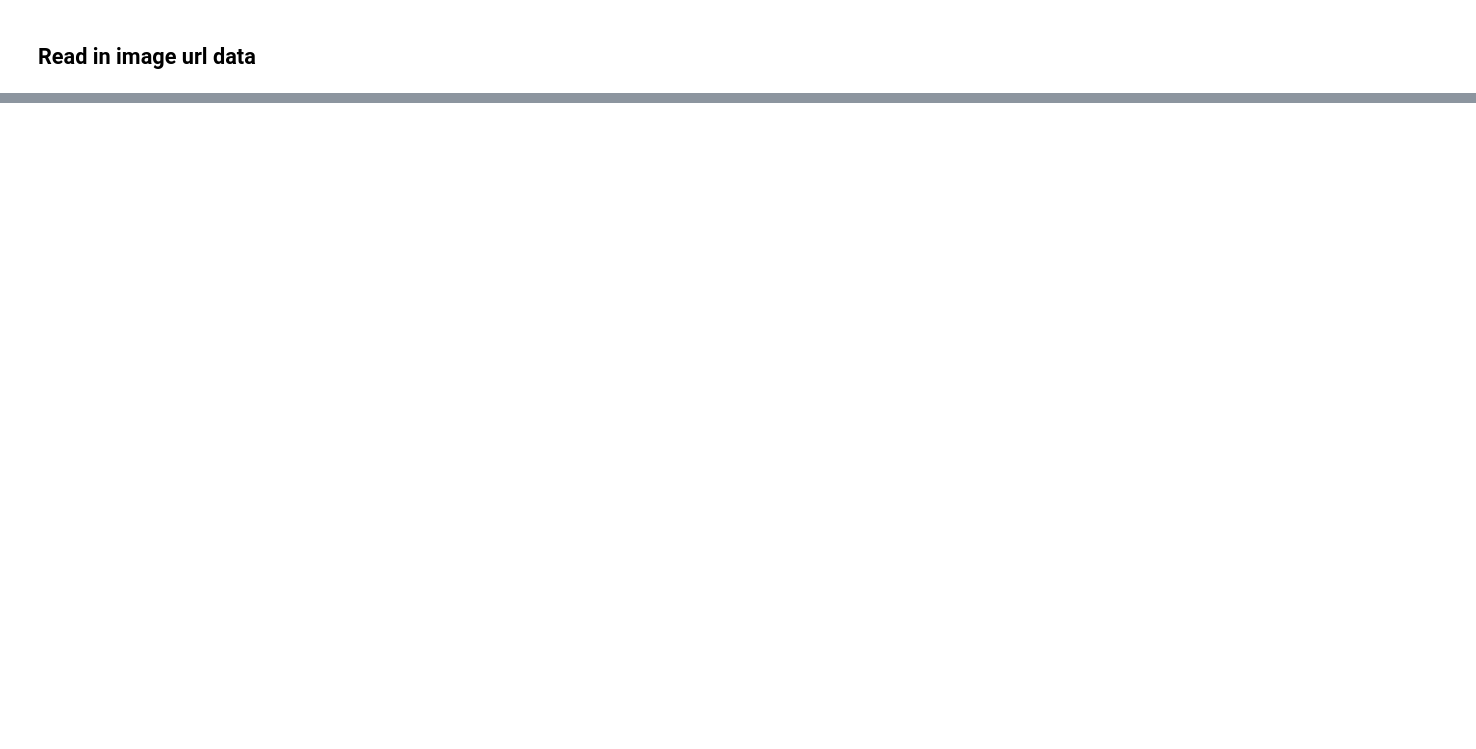
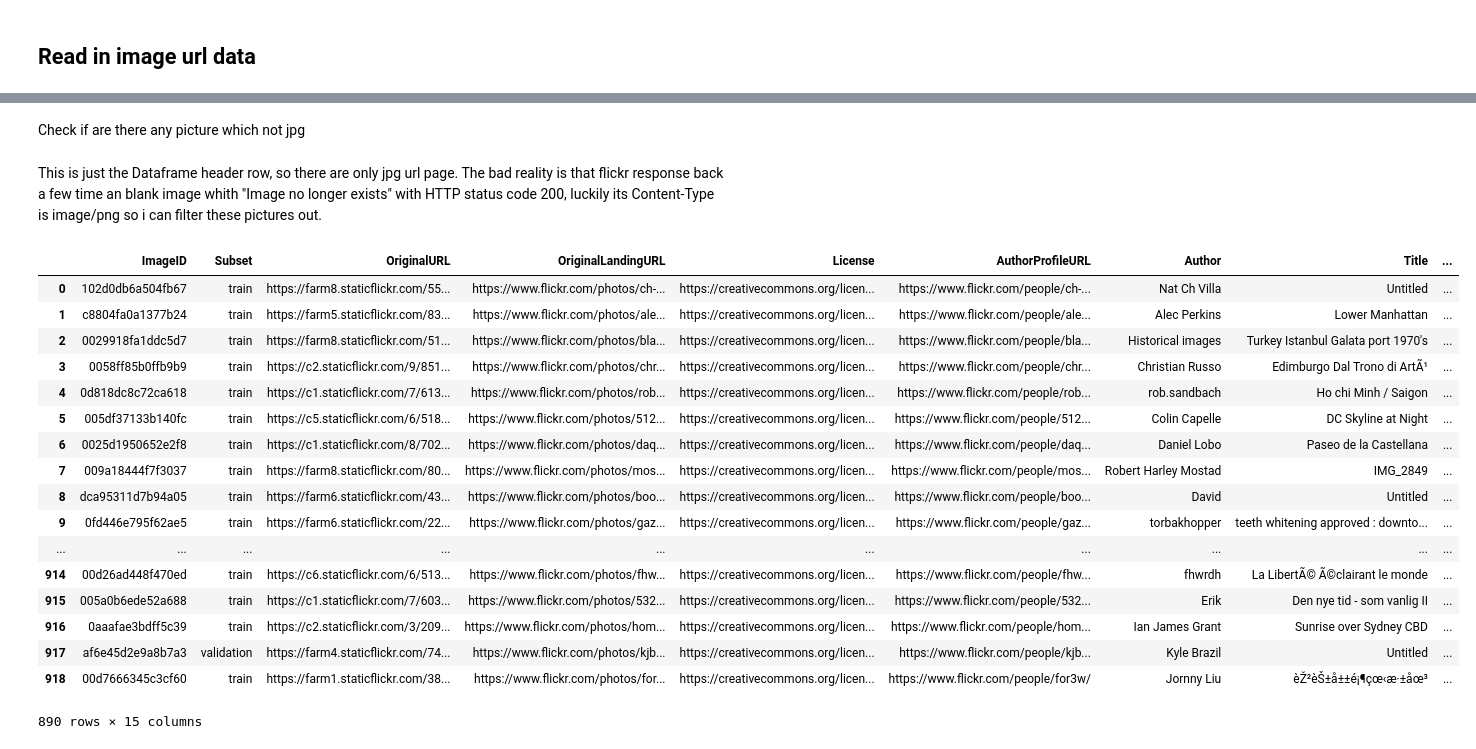
Before and after one commit to caspien6/deep_learning, a Jupyter notebook: src/Data Collection.ipynb, the cells around one changed output, grey strips where cells are left out. Saved outputs shown, nothing was run; the diff lists cells and outputs as text; code cells hidden in the pictures; blank space fills up the shorter version.

```diff
--- a/src/Data Collection.ipynb
+++ b/src/Data Collection.ipynb
@@ -33,0 +60,2 @@ test_dataset = pd.read_csv('O:\\ProgrammingSoftwares\\anaconda_projects\\dp_nagy
+# %% [markdown]
+Check if are there any picture which not jpg
@@ -33,0 +65,28 @@ test_dataset = pd.read_csv('O:\\ProgrammingSoftwares\\anaconda_projects\\dp_nagy
+# %% [markdown]
+This is just the Dataframe header row, so there are only jpg url page. The bad reality is that flickr response back a few time an blank image whith "Image no longer exists" with HTTP status code 200, luckily its Content-Type is image/png so i can filter these pictures out.
+# %%
+image_folder = 'O:/ProgrammingSoftwares/anaconda_projects/dp_nagyhazi/data/images/'
+data_handler = DataCollector()
+data_handler.load_datas(image_id_rotation_csv, train_annotation_csv, validation_annotation_csv, test_annotation_csv, class_desc_csv)
+#data_handler.collect_small_images(image_urls, image_folder)
+# %%
+data_handler.find_by_labelName('Skyline')
+# %% [output]
+|  | ImageID | Subset | OriginalURL | OriginalLandingURL | License | AuthorProfileURL | Author | Title | ... |
+| 0 | 102d0db6a504fb67 | train | https://farm8.staticflickr.com/55... | https://www.flickr.com/photos/ch-... | https://creativecommons.org/licen... | https://www.flickr.com/people/ch-... | Nat Ch Villa | Untitled | ... |
+| 1 | c8804fa0a1377b24 | train | https://farm5.staticflickr.com/83... | https://www.flickr.com/photos/ale... | https://creativecommons.org/licen... | https://www.flickr.com/people/ale... | Alec Perkins | Lower Manhattan | ... |
+| 2 | 0029918fa1ddc5d7 | train | https://farm8.staticflickr.com/51... | https://www.flickr.com/photos/bla... | https://creativecommons.org/licen... | https://www.flickr.com/people/bla... | Historical images | Turkey Istanbul Galata port 1970's | ... |
+| 3 | 0058ff85b0ffb9b9 | train | https://c2.staticflickr.com/9/851... | https://www.flickr.com/photos/chr... | https://creativecommons.org/licen... | https://www.flickr.com/people/chr... | Christian Russo | Edimburgo Dal Trono di ArtÃ¹ | ... |
+| 4 | 0d818dc8c72ca618 | train | https://c1.staticflickr.com/7/613... | https://www.flickr.com/photos/rob... | https://creativecommons.org/licen... | https://www.flickr.com/people/rob... | rob.sandbach | Ho chi Minh / Saigon | ... |
+| 5 | 005df37133b140fc | train | https://c5.staticflickr.com/6/518... | https://www.flickr.com/photos/512... | https://creativecommons.org/licen... | https://www.flickr.com/people/512... | Colin Capelle | DC Skyline at Night | ... |
+| 6 | 0025d1950652e2f8 | train | https://c1.staticflickr.com/8/702... | https://www.flickr.com/photos/daq... | https://creativecommons.org/licen... | https://www.flickr.com/people/daq... | Daniel Lobo | Paseo de la Castellana | ... |
+| 7 | 009a18444f7f3037 | train | https://farm8.staticflickr.com/80... | https://www.flickr.com/photos/mos... | https://creativecommons.org/licen... | https://www.flickr.com/people/mos... | Robert Harley Mostad | IMG_2849 | ... |
+| 8 | dca95311d7b94a05 | train | https://farm6.staticflickr.com/43... | https://www.flickr.com/photos/boo... | https://creativecommons.org/licen... | https://www.flickr.com/people/boo... | David | Untitled | ... |
+| 9 | 0fd446e795f62ae5 | train | https://farm6.staticflickr.com/22... | https://www.flickr.com/photos/gaz... | https://creativecommons.org/licen... | https://www.flickr.com/people/gaz... | torbakhopper | teeth whitening approved : downto... | ... |
+| ... | ... | ... | ... | ... | ... | ... | ... | ... | ... |
+| 914 | 00d26ad448f470ed | train | https://c6.staticflickr.com/6/513... | https://www.flickr.com/photos/fhw... | https://creativecommons.org/licen... | https://www.flickr.com/people/fhw... | fhwrdh | La LibertÃ© Ã©clairant le monde | ... |
+| 915 | 005a0b6ede52a688 | train | https://c1.staticflickr.com/7/603... | https://www.flickr.com/photos/532... | https://creativecommons.org/licen... | https://www.flickr.com/people/532... | Erik | Den nye tid - som vanlig II | ... |
+| 916 | 0aaafae3bdff5c39 | train | https://c2.staticflickr.com/3/209... | https://www.flickr.com/photos/hom... | https://creativecommons.org/licen... | https://www.flickr.com/people/hom... | Ian James Grant | Sunrise over Sydney CBD | ... |
+| 917 | af6e45d2e9a8b7a3 | validation | https://farm4.staticflickr.com/74... | https://www.flickr.com/photos/kjb... | https://creativecommons.org/licen... | https://www.flickr.com/people/kjb... | Kyle Brazil | Untitled | ... |
+| 918 | 00d7666345c3cf60 | train | https://farm1.staticflickr.com/38... | https://www.flickr.com/photos/for... | https://creativecommons.org/licen... | https://www.flickr.com/people/for3w/ | Jornny Liu | èŽ²èŠ±å±±é¡¶çœ‹æ·±åœ³ | ... |
+890 rows × 15 columns
```
Also changed, not shown: parts of 25 cells of this notebook, 2 other files.
